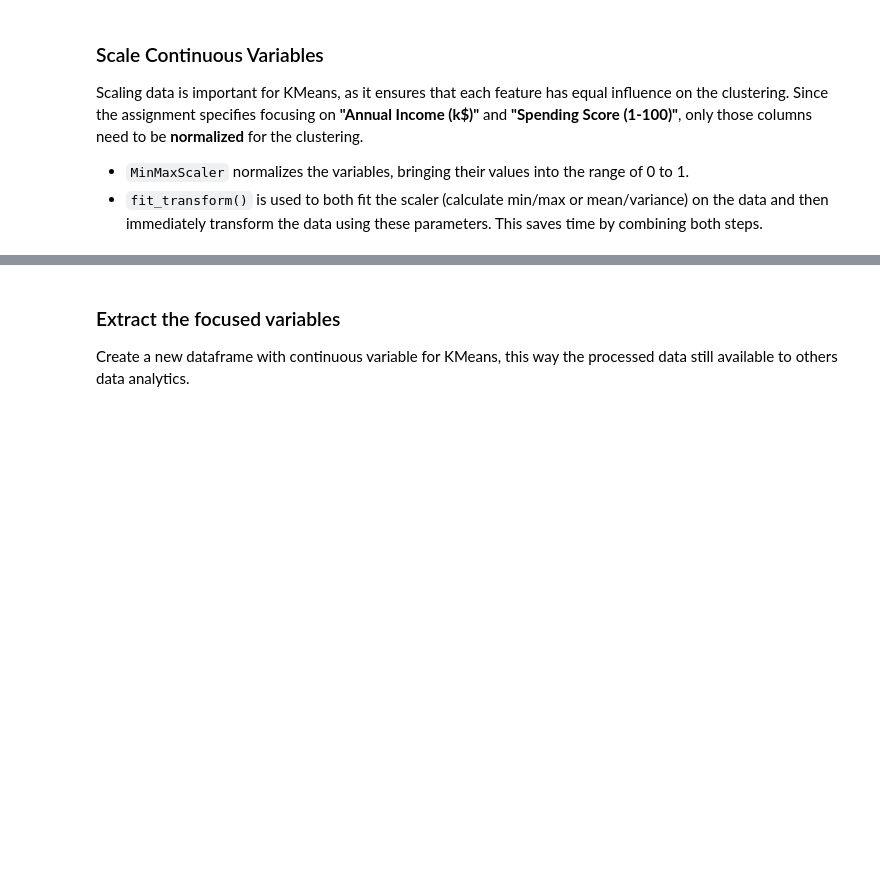
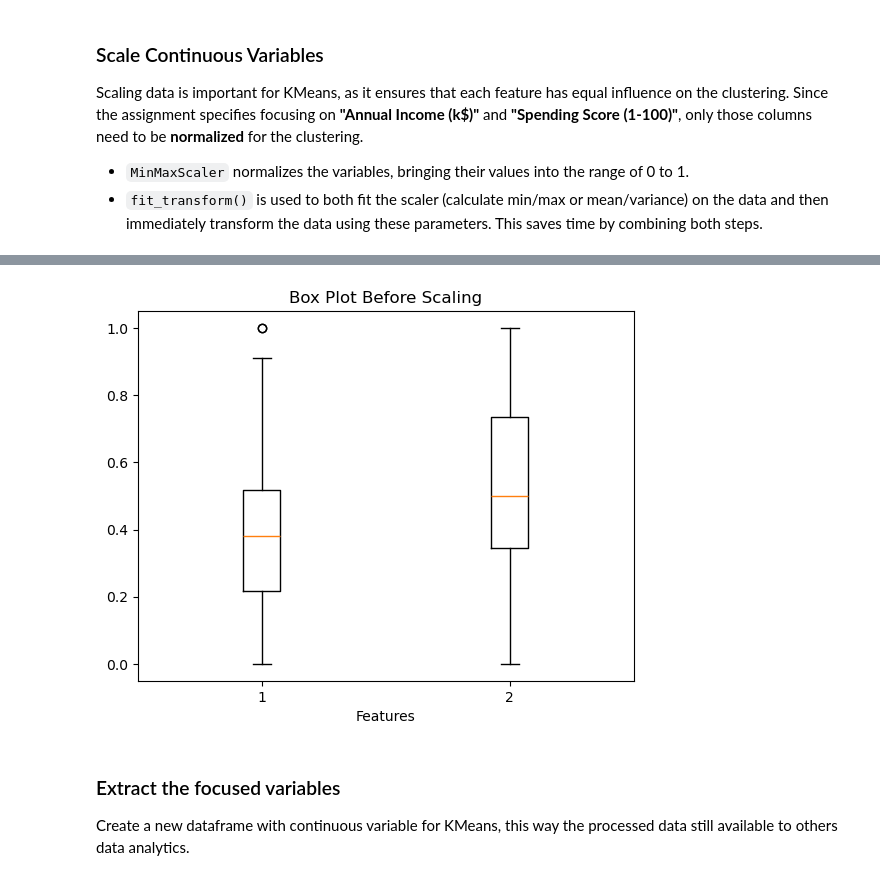
Before and after one commit to thaopham98/DataScience, a Jupyter notebook: python_analysis/A8-K-Means.ipynb, the cells around one changed output, grey strips where cells are left out. Saved outputs shown, nothing was run; the diff lists cells and outputs as text; code cells hidden in the pictures; blank space fills up the shorter version.

```diff
--- a/python_analysis/A8-K-Means.ipynb
+++ b/python_analysis/A8-K-Means.ipynb
@@ -130,0 +207,7 @@ customers # displays dataframe
+# %%
+plt.boxplot(customers[["Annual Income (k$)", "Spending Score (1-100)"]])
+plt.xlabel('Features')
+plt.title('Box Plot Before Scaling')
+plt.show()
+# %% [output]
+[figure, added]
```
Also changed, not shown: parts of 34 cells of this notebook.
